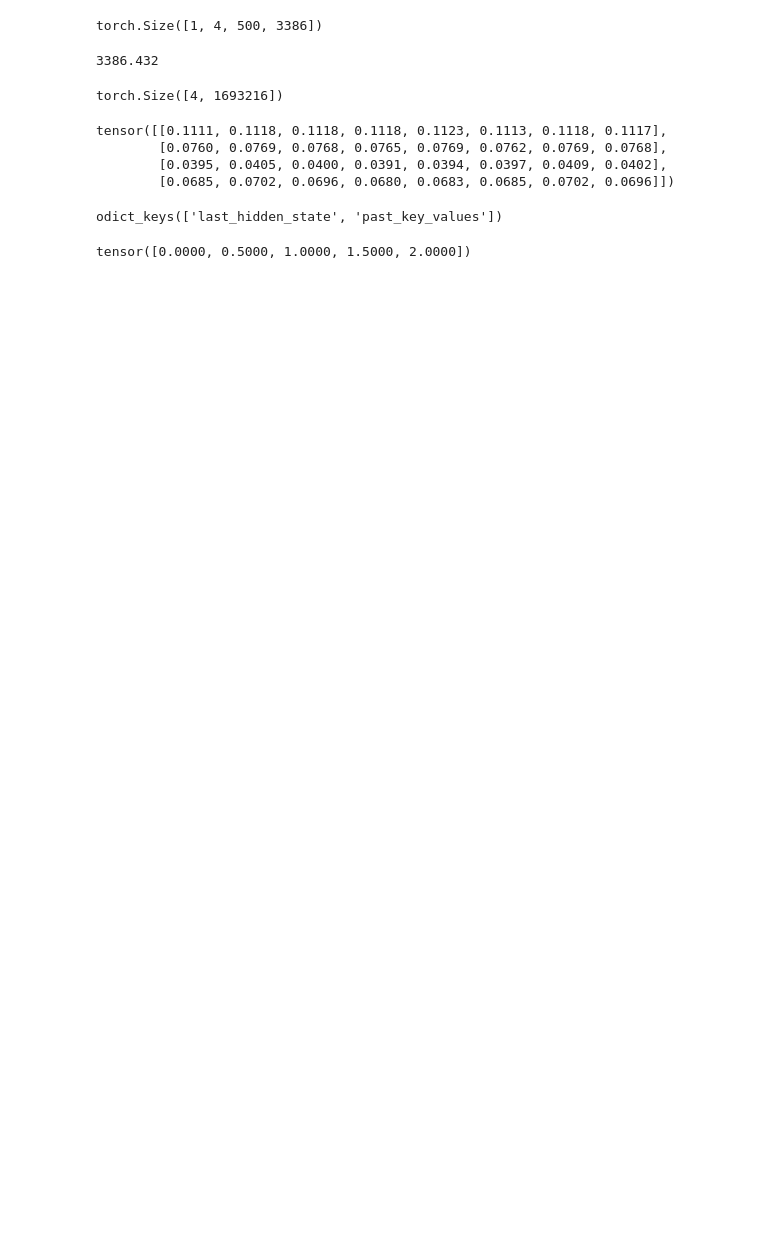
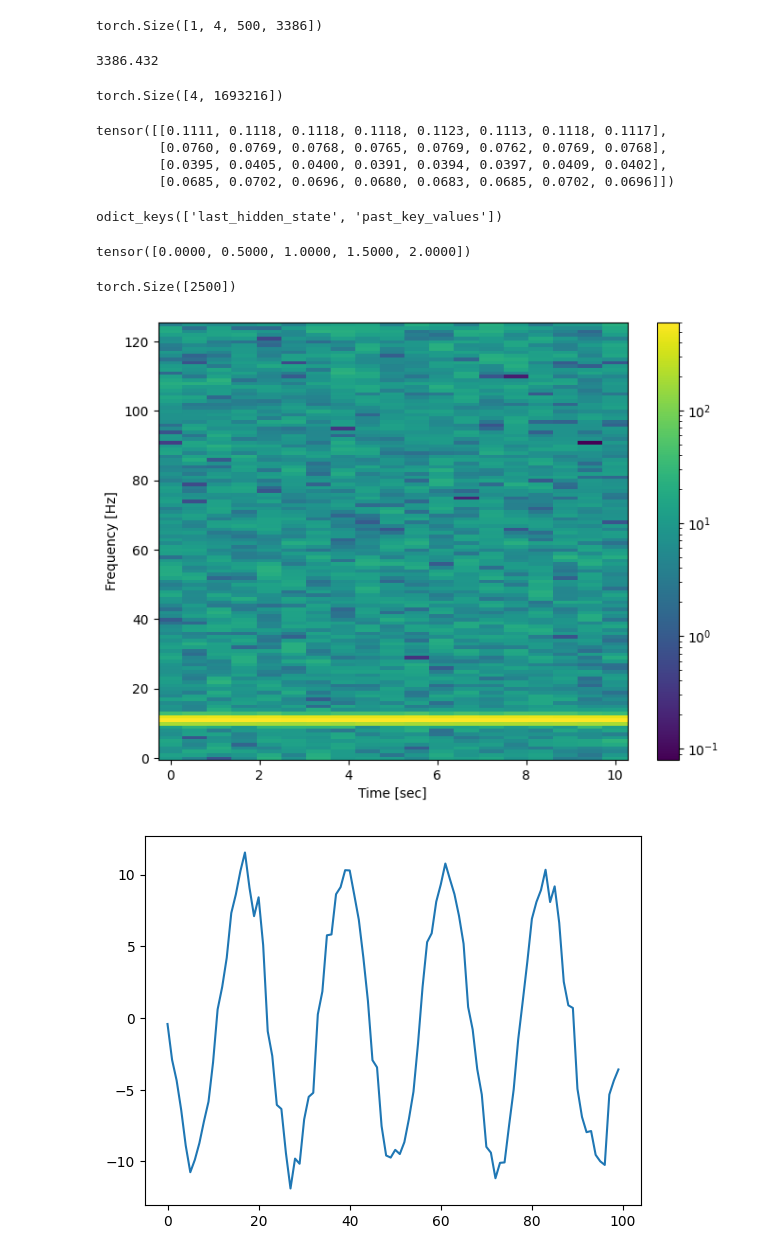
Before and after one commit to Skovorp/neural_foundation, a Jupyter notebook: src/hui.ipynb, the cells around one changed output. Drawn from its saved outputs; the diff is of its cells as text; code cells hidden in the pictures; blank space fills up the shorter version.

```diff
--- a/src/hui.ipynb
+++ b/src/hui.ipynb
@@ -96,3 +96,34 @@ import torch
 torch.arange(5).cumsum(0) / (torch.arange(5) + 1)
 # %% [output]
 tensor([0.0000, 0.5000, 1.0000, 1.5000, 2.0000])
+# %%
+import matplotlib.pyplot as plt
+from matplotlib.colors import LogNorm
+from torch import stft
+import torch
+
+def plot_spec(data, n_fft=250, hop_length=125):
+    assert len(data.shape) == 1, f"expected 1d input, got shape: {data.shape}"
+    print(data.shape)
+    spec = stft(data, n_fft=n_fft, window=torch.hann_window(n_fft), hop_length=hop_length, return_complex=False, center=False)
+    spec = torch.sqrt((spec * spec).sum(2))
+
+    freqs = torch.linspace(0, data.shape[0]/250, spec.shape[1])
+    times = torch.linspace(0, 125, spec.shape[0])
+
+    fig, ax = plt.subplots(figsize=(8, 6))
+    c = ax.pcolor(freqs, times, spec, shading='geraud',
+               norm=LogNorm(vmin=spec.min(), vmax=spec.max()))
+    fig.colorbar(c, ax=ax)
+
+    ax.set_ylabel('Frequency [Hz]')
+    ax.set_xlabel('Time [sec]')
+    return fig
+
+tnsr = torch.sin(6 * torch.arange(250 * 10)) * 10 + torch.randn(250 * 10) * 1
+plt.plot(torch.arange(100), tnsr[:100])
+plot_spec(tnsr)
+# %% [output]
+torch.Size([2500])
+[figure, added]
+[figure, added]
```
Also changed, not shown: parts of 2 cells of this notebook, 6 other files.
